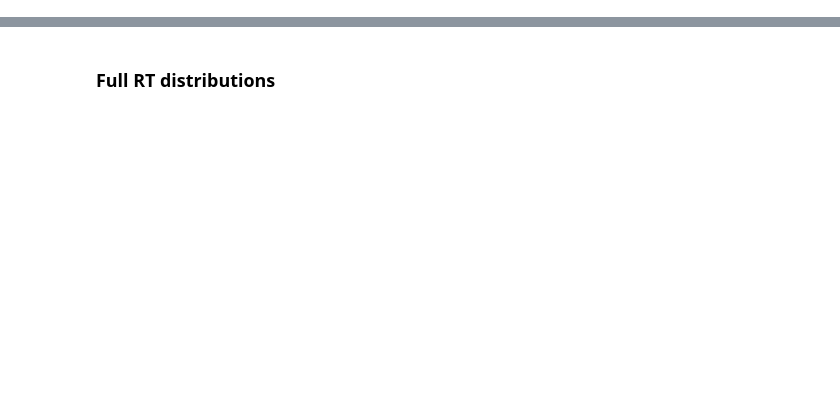
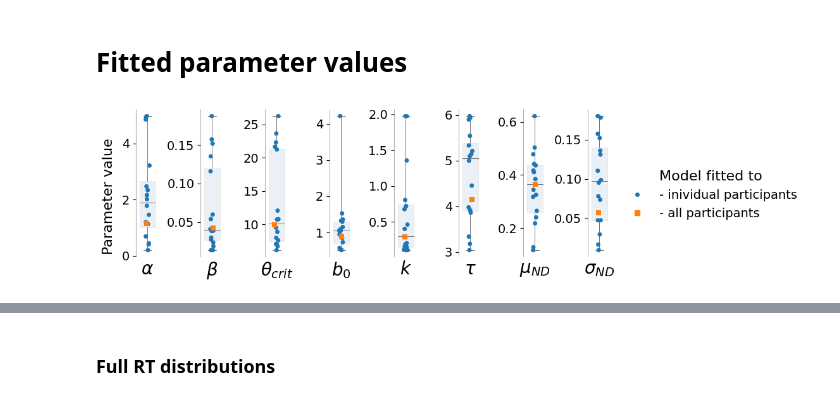
Before and after one commit to cherepaha/evidence_accumulation_in_gap_acceptance, a Jupyter notebook: data_and_model_analysis/06_supplementary_figures.ipynb, the cells around one changed output, grey strips where cells are left out. Cells and saved outputs as stored; diff of their text form; code cells hidden in the pictures; blank space fills up the shorter version.

Commit message:
Supplementary figures moved to a separate notebook

```diff
--- a/data_and_model_analysis/06_supplementary_figures.ipynb
+++ b/data_and_model_analysis/06_supplementary_figures.ipynb
@@ -139,0 +25,49 @@ for model_no in [1,2,3]:
+# %%
+exp_measures = pd.read_csv("../data/measures.csv")
+exp_data = pd.read_csv("../data/processed_data.csv", index_col=["subj_id", "session", "route", "intersection_no"])
+model_params = pd.read_csv("../model_fit_results/model_1/best_fit_parameters/full_data_parameters_fitted.csv")
+simulation_results_path = "../model_fit_results/model_1/simulation_results/"
+model_measures_all_conditions = pd.read_csv(os.path.join(simulation_results_path, "full_data_measures.csv"))
+# %% [markdown]
+# Fitted parameter values
+# %%
+def plot_fitted_params(model_params):
+    fig, axes = plt.subplots(1, 8, dpi=100, figsize=(8,3))
+    params_to_plot = model_params.drop(columns=["tta_condition", "d_condition", "loss"]).set_index("subj_id")
+    param_display_names = ["$\\alpha$", "$\\beta$", "$\\theta_{crit}$", "$b_0$", "$k$", "$\\tau$", "$\\mu_{ND}$", "$\\sigma_{ND}$"]
+
+    for param_name, display_name, ax in zip(params_to_plot.columns, param_display_names, axes.flatten()):
+        param_values = params_to_plot.loc[~(params_to_plot.index.get_level_values(level="subj_id")=="all"), param_name]
+        sns.stripplot(ax=ax, data=param_values, color="C0")
+        sns.stripplot(ax=ax, data=[params_to_plot.loc["all", param_name]], marker="s", size=6, color="C1")
+        sns.boxplot(ax=ax, data=param_values, whis=[0, 100], linewidth=0.5, boxprops=dict(alpha=.1))
+        ax.set_xlabel(display_name)
+        ax.get_xaxis().set_ticks([])
+        ax.spines["left"].set_alpha(0.3)
+
+    legend_elements = ([Line2D([0], [0], color="C0", marker="o", ms=4, ls="", label="- inividual participants"),
+                        Line2D([0], [0], color="C1", marker="s", ms=6, ls="", label="- all participants")])
+    legend = fig.legend(handles=legend_elements, loc="center left", bbox_to_anchor=(0.99, 0.5), fontsize=14, frameon=False)
+    legend.set_title("Model fitted to", prop={"size":16})
+
+    sns.despine(bottom=True, offset=2)
+    fig.text(-0.02, 0.2, "Parameter value", fontsize=16, rotation=90)
+
+    plt.tight_layout()
+
+    params_to_export = params_to_plot.reset_index()
+    params_to_export.columns = ["Participant", "$\\alpha$", "$\\beta$", "$\theta_{\textrm{crit}}$", "$b_0$",
+                                "$k$", "$\tau$", "$\mu_{\textrm{ND}}$", "$\sigma_{\textrm{ND}}$"]
+    params_to_export["Participant"] = range(len(params_to_export))
+    params_to_export["Participant"] += 1
+    params_to_export.iloc[-1, 0] = "all"
+
+    with open("../output/tab_SI_params.tex", "w") as tf:
+        tf.write(params_to_export.to_latex(float_format="%.2f", escape=False, index=False))
+
+    return params_to_export
+# %%
+params_to_export = plot_fitted_params(model_params)
+plt.savefig("../output/fig_SI_params.png", bbox_inches="tight")
+# %% [output]
+[figure, added]
```
Also changed, not shown: parts of 56 cells of this notebook, 17 other files.
